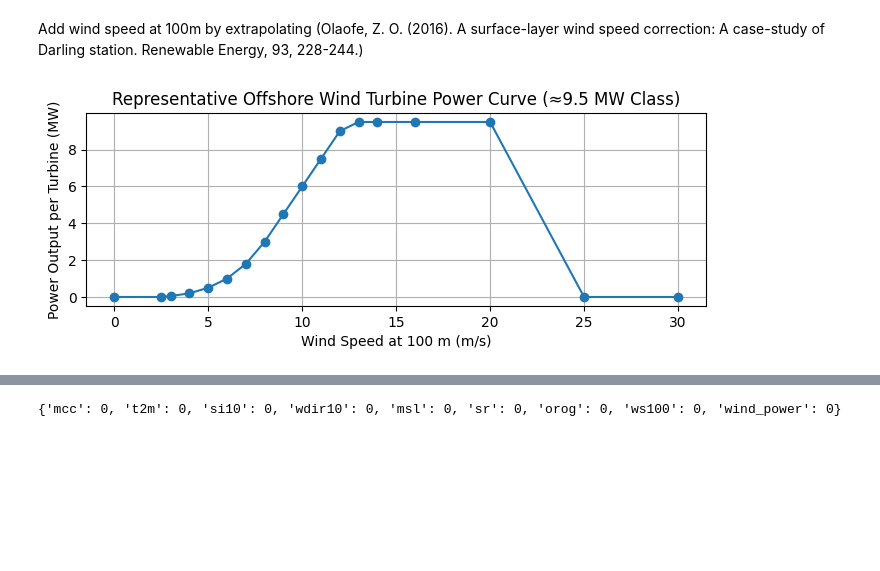
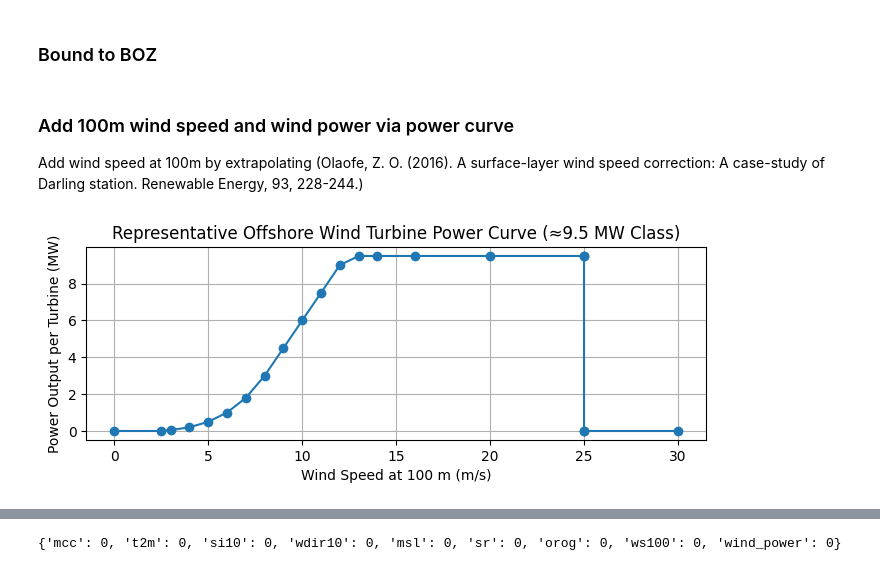
Before and after one commit to UAntwerpM4S/WindAI, a Jupyter notebook: data/Data.ipynb, the cells around one changed output, grey strips where cells are left out. Drawn from its saved outputs; the diff is of its cells as text; code cells hidden in the pictures; blank space fills up the shorter version.

```diff
--- a/data/Data.ipynb
+++ b/data/Data.ipynb
@@ -37 +17,3 @@ Attributes:
+# %% [markdown]
+### Bound to BOZ
 # %%
@@ -59,6 +42,7 @@ for ds in datasets:
 aligned = xr.align(*cropped, join="inner")  # keep only common coords (e.g., time)
 ds = xr.merge(aligned, compat="override", combine_attrs="drop")
 # %% [markdown]
+### Add 100m wind speed and wind power via power curve
 Add wind speed at 100m by extrapolating
 (Olaofe, Z. O. (2016). A surface-layer wind speed correction: A case-study of Darling station. Renewable Energy, 93, 228-244.)
 # %%
@@ -72,18 +56,18 @@ ds = ds.assign(ws100=ws100)
 # %%
 #add synthetic wind power with a power curve
 ws_pts = np.array([0.0, 2.5, 3.0, 4.0, 5.0, 6.0, 7.0, 8.0, 9.0, 10.0,
-                   11.0, 12.0, 13.0, 14.0, 16.0, 20.0, 25.0, 30.0], dtype="float32")
+                   11.0, 12.0, 13.0, 14.0, 16.0, 20.0, 24.99,24.999,25.0,25.01, 30.0], dtype="float32")
 p_pts  = np.array([0.0, 0.0, 0.05, 0.20, 0.50, 1.00, 1.80, 3.00, 4.50, 6.00,
-                   7.50, 9.00, 9.50, 9.50, 9.50, 9.50, 0.00, 0.00], dtype="float32")
+                   7.50, 9.00, 9.50, 9.50, 9.50, 9.50, 9.5,9.5,0.00,0.00, 0.00], dtype="float32")
 plt.figure(figsize=(8, 2.5))
 plt.plot(ws_pts, p_pts, marker='o', linestyle='-')
 plt.xlabel("Wind Speed at 100 m (m/s)")
 plt.ylabel("Power Output per Turbine (MW)")
 plt.title("Representative Offshore Wind Turbine Power Curve (≈9.5 MW Class)")
 plt.grid(True)
 plt.show()
 # %% [output]
-[figure, old version]
+[figure, new version]
 # %%
 def interp_power(ws):
     return np.interp(ws, ws_pts, p_pts)
```
Also changed, not shown: parts of 11 cells of this notebook, 1 other file.
